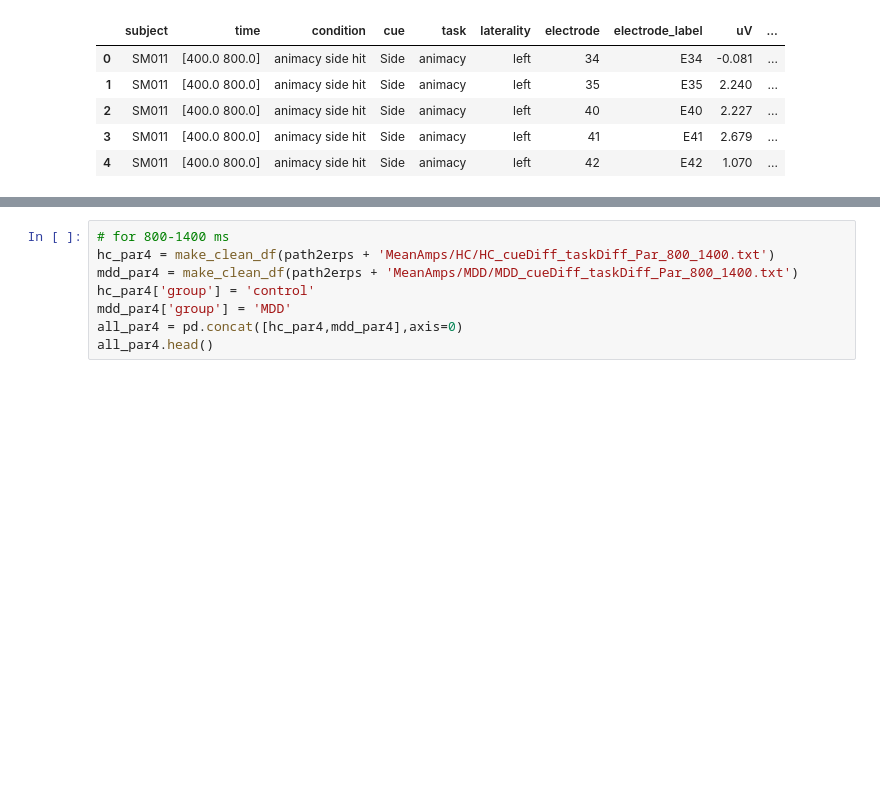
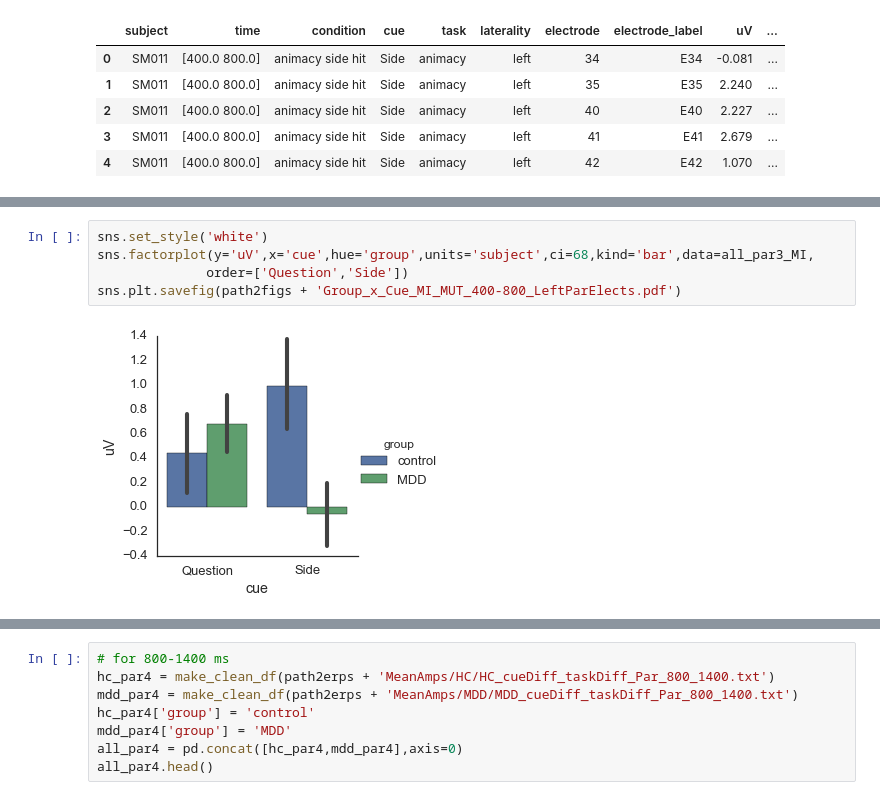
Before and after one commit to dgdillon/source-mem-paper, a Jupyter notebook: Source_ReAnalysis.ipynb, the cells around one changed output, grey strips where cells are left out. Cells and saved outputs as stored; diff of their text form; blank space fills up the shorter version.

```diff
--- a/Source_ReAnalysis.ipynb
+++ b/Source_ReAnalysis.ipynb
@@ -2257,0 +2266,7 @@ $ANOVA
+# %%
+sns.set_style('white')
+sns.factorplot(y='uV',x='cue',hue='group',units='subject',ci=68,kind='bar',data=all_par3_MI,
+              order=['Question','Side'])
+sns.plt.savefig(path2figs + 'Group_x_Cue_MI_MUT_400-800_LeftParElects.pdf')
+# %% [output]
+[figure, added]
```
Also changed, not shown: parts of 66 cells of this notebook, 19 other files.
